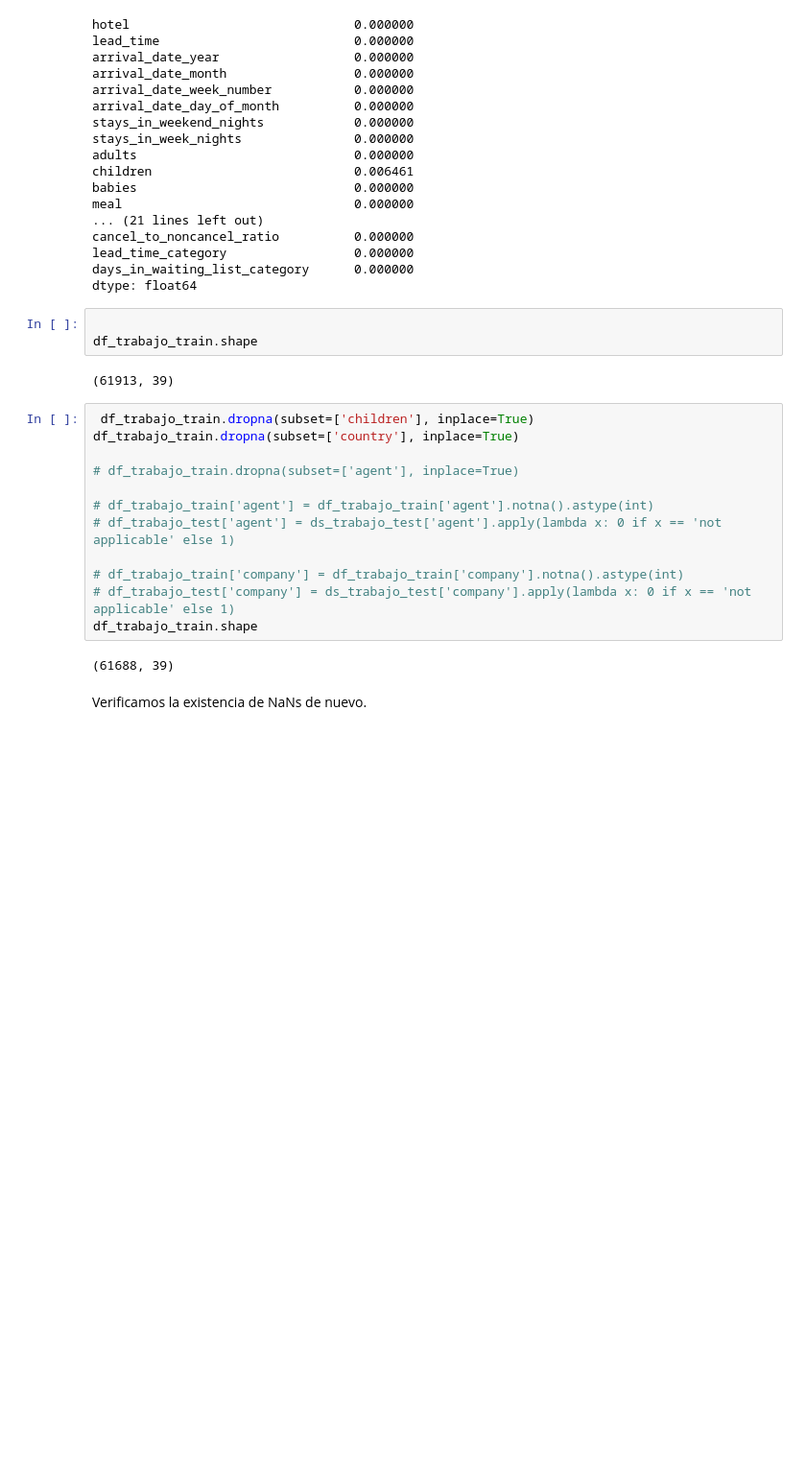
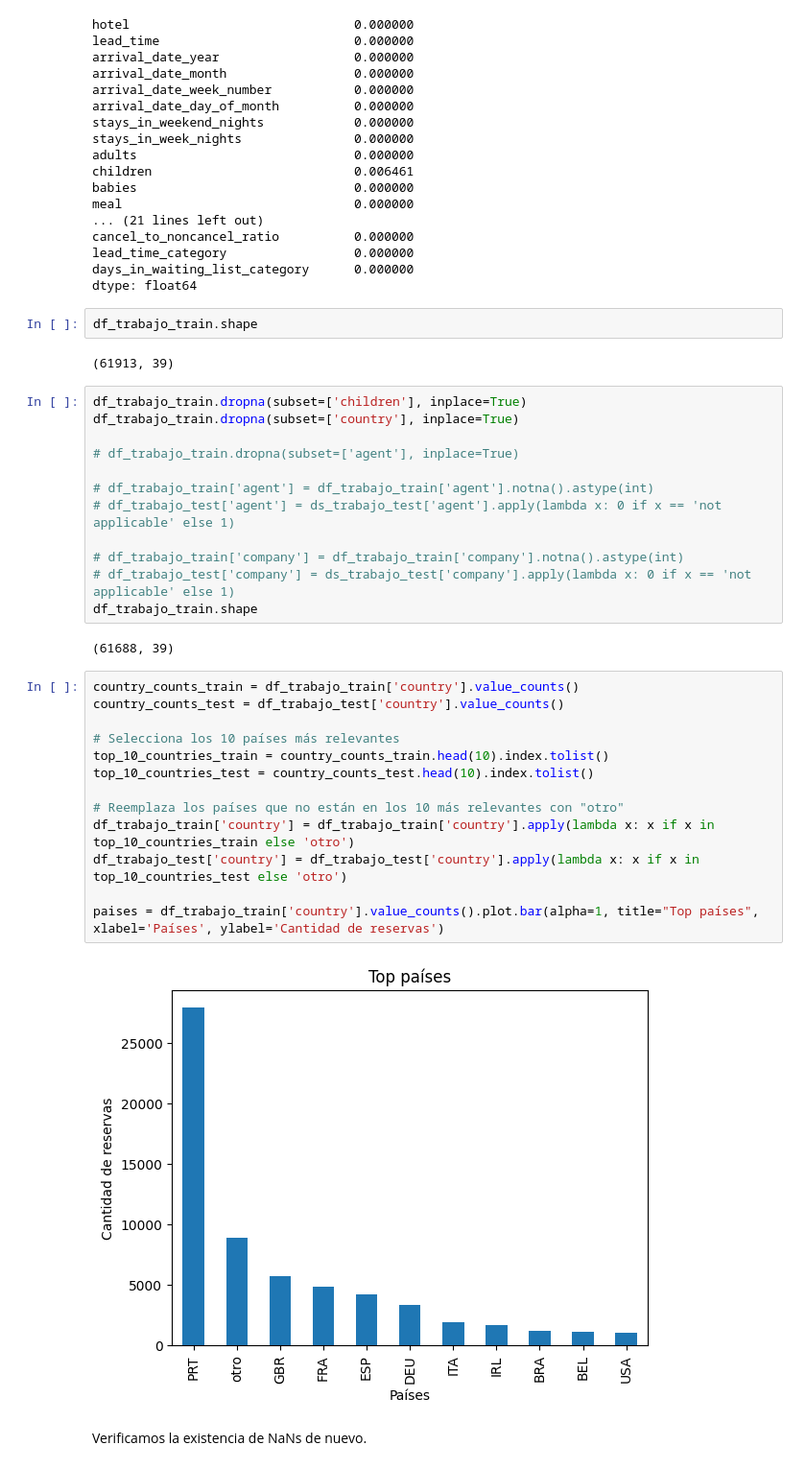
Before and after one commit to lautitorraca/7506R-2C2023-GRUPO24, a Jupyter notebook: TP1/7506R_TP1_GRUPO24_CHP2_ENTREGA.ipynb, the cells around one changed output. Shown at 96% size. Saved outputs shown, nothing was run; the diff lists cells and outputs as text; blank space fills up the shorter version.

```diff
--- a/TP1/7506R_TP1_GRUPO24_CHP2_ENTREGA.ipynb
+++ b/TP1/7506R_TP1_GRUPO24_CHP2_ENTREGA.ipynb
@@ -540,13 +540,12 @@ cancel_to_noncancel_ratio          0.000000
 lead_time_category                 0.000000
 days_in_waiting_list_category      0.000000
 dtype: float64
-# %%
-
-df_trabajo_train.shape
-# %% [output]
-(61913, 39)
+# %%
+df_trabajo_train.shape
+# %% [output]
+(61913, 39)
 # %%
- df_trabajo_train.dropna(subset=['children'], inplace=True)
+df_trabajo_train.dropna(subset=['children'], inplace=True)
 df_trabajo_train.dropna(subset=['country'], inplace=True)
 
 # df_trabajo_train.dropna(subset=['agent'], inplace=True)
@@ -559,6 +558,21 @@ df_trabajo_train.dropna(subset=['country'], inplace=True)
 df_trabajo_train.shape
 # %% [output]
 (61688, 39)
+# %%
+country_counts_train = df_trabajo_train['country'].value_counts()
+country_counts_test = df_trabajo_test['country'].value_counts()
+
+# Selecciona los 10 países más relevantes
+top_10_countries_train = country_counts_train.head(10).index.tolist()
+top_10_countries_test = country_counts_test.head(10).index.tolist()
+
+# Reemplaza los países que no están en los 10 más relevantes con "otro"
+df_trabajo_train['country'] = df_trabajo_train['country'].apply(lambda x: x if x in top_10_countries_train else 'otro')
+df_trabajo_test['country'] = df_trabajo_test['country'].apply(lambda x: x if x in top_10_countries_test else 'otro')
+
+paises = df_trabajo_train['country'].value_counts().plot.bar(alpha=1, title="Top países", xlabel='Países', ylabel='Cantidad de reservas')
+# %% [output]
+[figure, added]
 # %% [markdown]
 Verificamos la existencia de NaNs de nuevo.
 # %%
```
Also changed, not shown: parts of 33 cells of this notebook.
